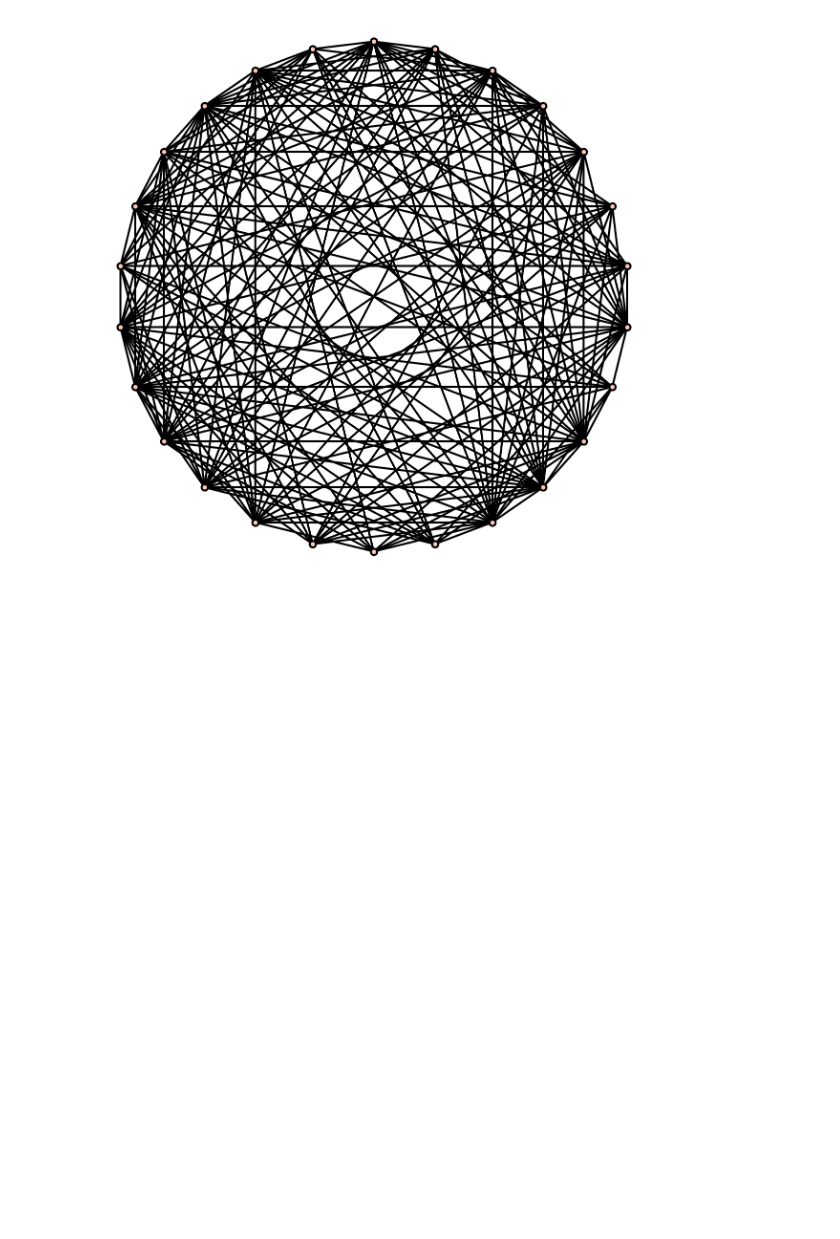
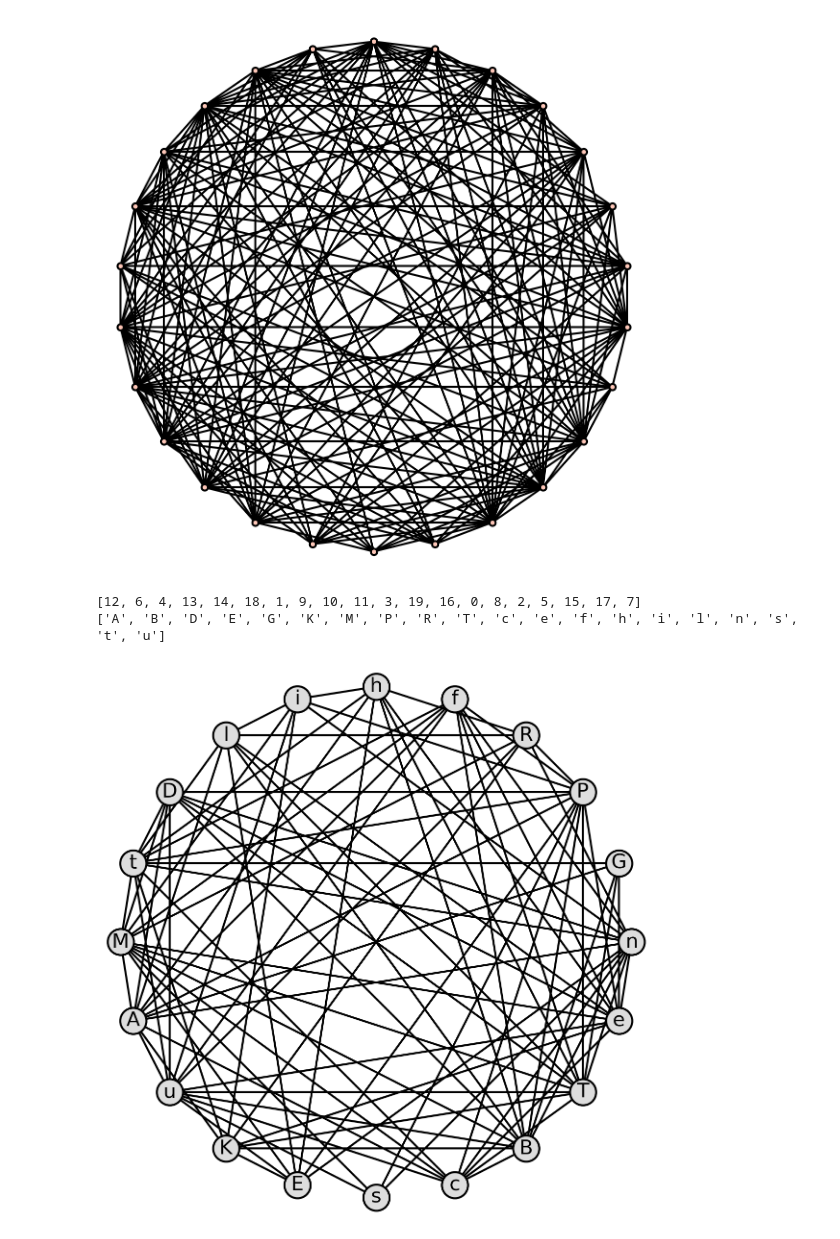
Before and after one commit to MaPPmath/challenge21, a Jupyter notebook: early-drafts/independent-graph.ipynb, the cells around one changed output. Cells and saved outputs as stored; diff of their text form; code cells hidden in the pictures; blank space fills up the shorter version.

Commit message:
update independent graph

```diff
--- a/early-drafts/independent-graph.ipynb
+++ b/early-drafts/independent-graph.ipynb
@@ -66,3 +66,38 @@ H.show()
 # %% [output]
 [12, 6, 4, 25, 24, 21, 13, 14, 18, 20, 22, 1, 23, 9, 10, 11, 3, 19, 16, 0, 8, 2, 5, 15, 17, 7]
 [figure]
+# %%
+G = graphs.CompleteGraph(9)
+G.add_clique(range(5,13))
+G.add_clique(range(8,16))
+G.add_clique(range(12,20))
+J=G.complement()
+pos_dict = {}
+#positions = list(range(26))
+#shuffle(positions)
+positions = [
+    1, 2, 4, 7, 8,
+    10, 12, 14, 18, 19,
+    0, 3, 5, 6, 9,
+    11, 13, 15, 16, 17]
+labels = [
+        "B","A","t","T","e",
+        "R","i","E","s","c",
+        "D","f","G","h","K",
+        "l","M","n","P","u"]
+J.relabel(labels)
+print(positions)
+for i in range(20):
+    x = float(cos(pi/2 + ((2*pi)/20)*positions[i]))
+    y = float(sin(pi/2 + ((2*pi)/20)*positions[i]))
+    pos_dict[labels[i]] = [x,y]
+
+
+print(J.vertices())
+pl = J.graphplot(pos=pos_dict,vertex_size=170,vertex_labels=True,vertex_color='#ddd')
+H=pl.plot(dpi=300)
+H.show()
+# %% [output]
+[12, 6, 4, 13, 14, 18, 1, 9, 10, 11, 3, 19, 16, 0, 8, 2, 5, 15, 17, 7]
+['A', 'B', 'D', 'E', 'G', 'K', 'M', 'P', 'R', 'T', 'c', 'e', 'f', 'h', 'i', 'l', 'n', 's', 't', 'u']
+[figure, added]
```
Also changed, not shown: 1 other file.
